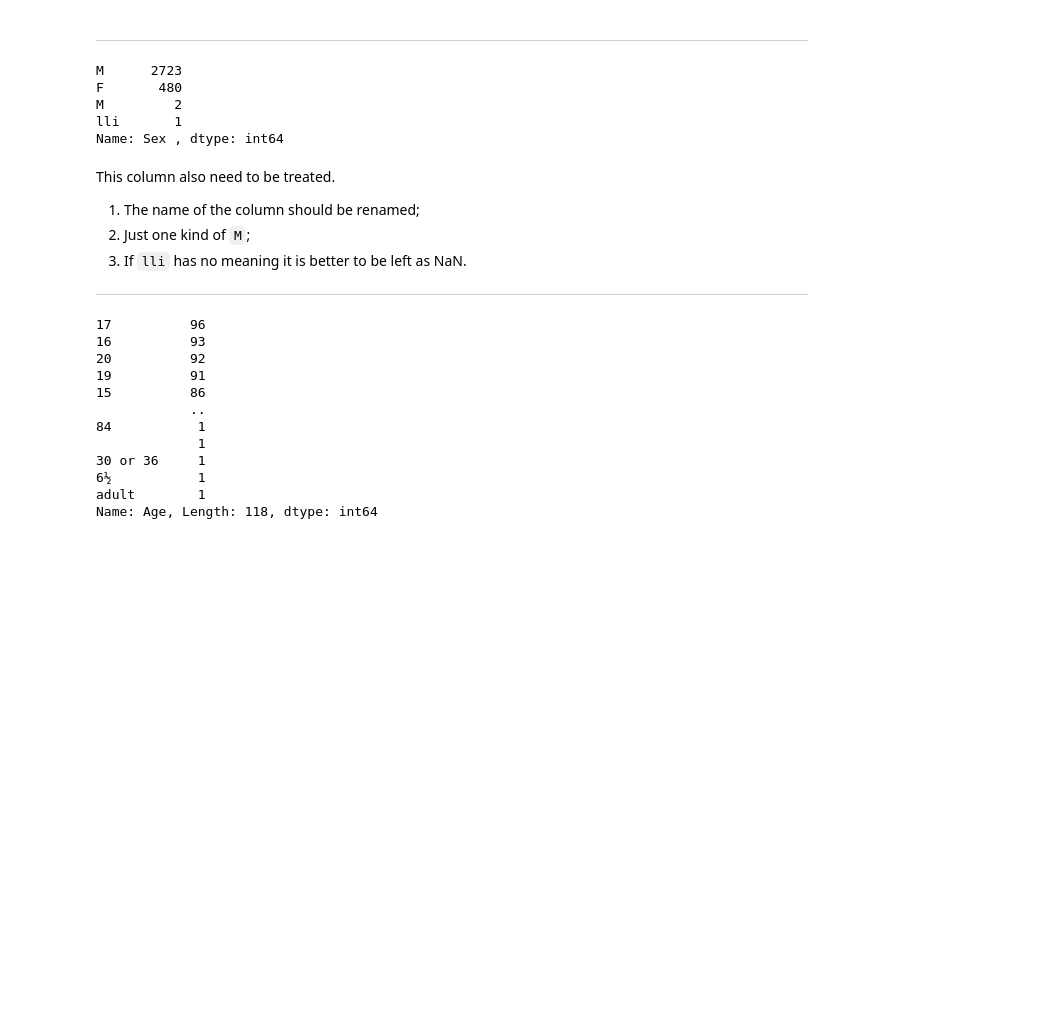
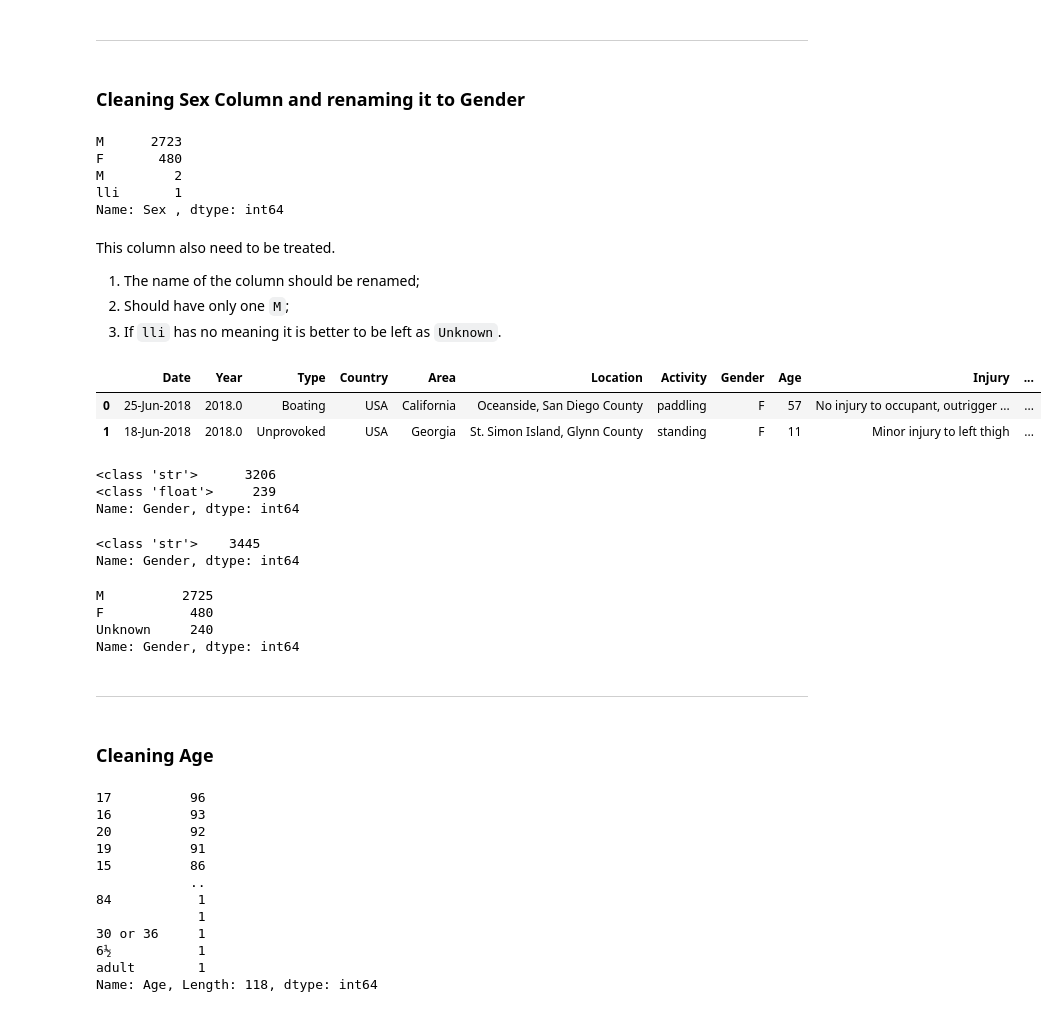
Before and after one commit to natmceoldo/shark-attack, a Jupyter notebook: notebook/shark-attack-data_cleaning.ipynb, the cells around one changed output. Drawn from its saved outputs; the diff is of its cells as text; code cells hidden in the pictures; blank space fills up the shorter version.

Commit message:
Clean more columns. Add .xls file with up to date Data, not using it yet

```diff
--- a/notebook/shark-attack-data_cleaning.ipynb
+++ b/notebook/shark-attack-data_cleaning.ipynb
@@ -159,0 +166,4 @@ Not clean yet.
+# %%
+#treating any NaN or null values type to become a string 'Unknown'
+df_attacks['Type'] = df_attacks['Type'].apply(lambda x: x if type(x) == str else 'Unknown')
+df_attacks['Type'].apply(type).value_counts()
@@ -159,0 +173,4 @@ Not clean yet.
+# %%
+#now that all values from this column is string type, we can treat the Boat/Boating/Boatomg
+df_attacks['Type'] = df_attacks['Type'].apply(lambda x: 'Boating' if 'Boat' in x else x)
+df_attacks['Type'].value_counts()
@@ -321,6 +352,8 @@ df_attacks
 3445 rows × 13 columns
 # %% [markdown]
 ---
+# %% [markdown]
+### Cleaning Sex Column and renaming it to Gender
 # %%
 df_attacks['Sex '].value_counts()
 # %% [output]
@@ -332,10 +365,42 @@ Name: Sex , dtype: int64
 # %% [markdown]
 This column also need to be treated.
 1. The name of the column should be renamed;
-2. Just one kind of `M`;
-3. If `lli` has no meaning it is better to be left as NaN.
-
----
+2. Should have only one `M`;
+3. If `lli` has no meaning it is better to be left as `Unknown`.
+# %%
+#renaming the column
+df_attacks.rename(columns={'Sex ': 'Gender'}, inplace=True)
+df_attacks.head(2)
+# %% [output]
+|  | Date | Year | Type | Country | Area | Location | Activity | Gender | Age | Injury | ... |
+| 0 | 25-Jun-2018 | 2018.0 | Boating | USA | California | Oceanside, San Diego County | paddling | F | 57 | No injury to occupant, outrigger ... | ... |
+| 1 | 18-Jun-2018 | 2018.0 | Unprovoked | USA | Georgia | St. Simon Island, Glynn County | standing | F | 11 | Minor injury to left thigh | ... |
+# %%
+#checking if all the values is string type
+df_attacks['Gender'].apply(type).value_counts()
+# %% [output]
+<class 'str'>      3206
+<class 'float'>     239
+Name: Gender, dtype: int64
+# %%
+df_attacks['Gender'] = df_attacks['Gender'].apply(lambda x: x if type(x) == str else 'Unknown')
+df_attacks['Gender'].apply(type).value_counts()
+# %% [output]
+<class 'str'>    3445
+Name: Gender, dtype: int64
+# %%
+df_attacks['Gender'] = df_attacks['Gender'].apply(lambda x: 'M' if 'M' in x else x)
+df_attacks['Gender'] = df_attacks['Gender'].apply(lambda x: 'Unknown' if 'li' in x else x)
+df_attacks['Gender'].value_counts()
+# %% [output]
+M          2725
+F           480
+Unknown     240
+Name: Gender, dtype: int64
+# %% [markdown]
+---
+# %% [markdown]
+### Cleaning Age
 # %%
 df_attacks['Age'].value_counts()
 # %% [output]
```
Also changed, not shown: parts of 45 cells of this notebook, 1 other file.
